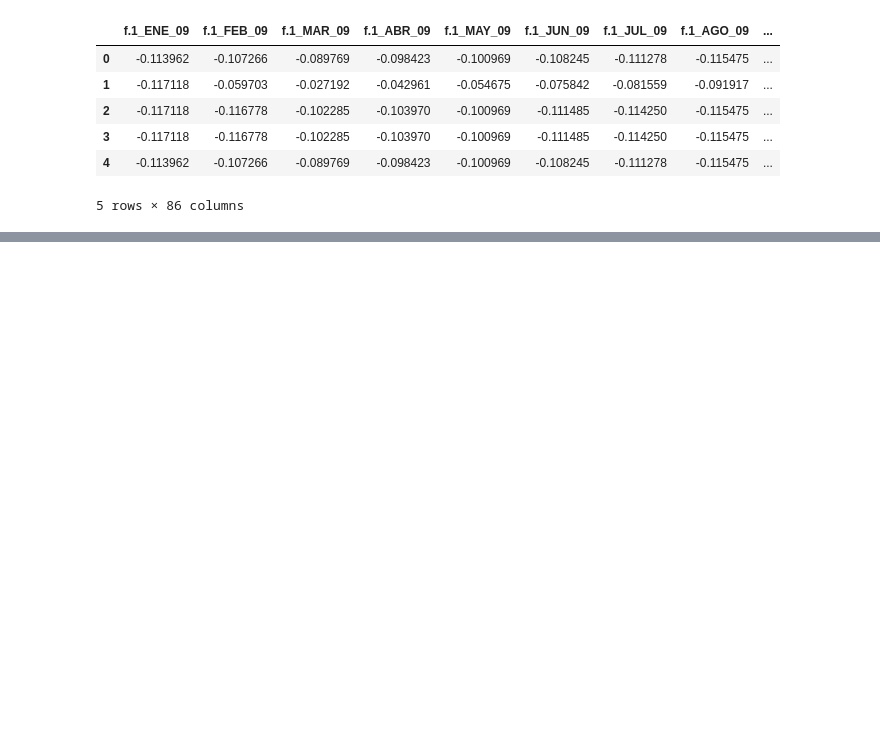
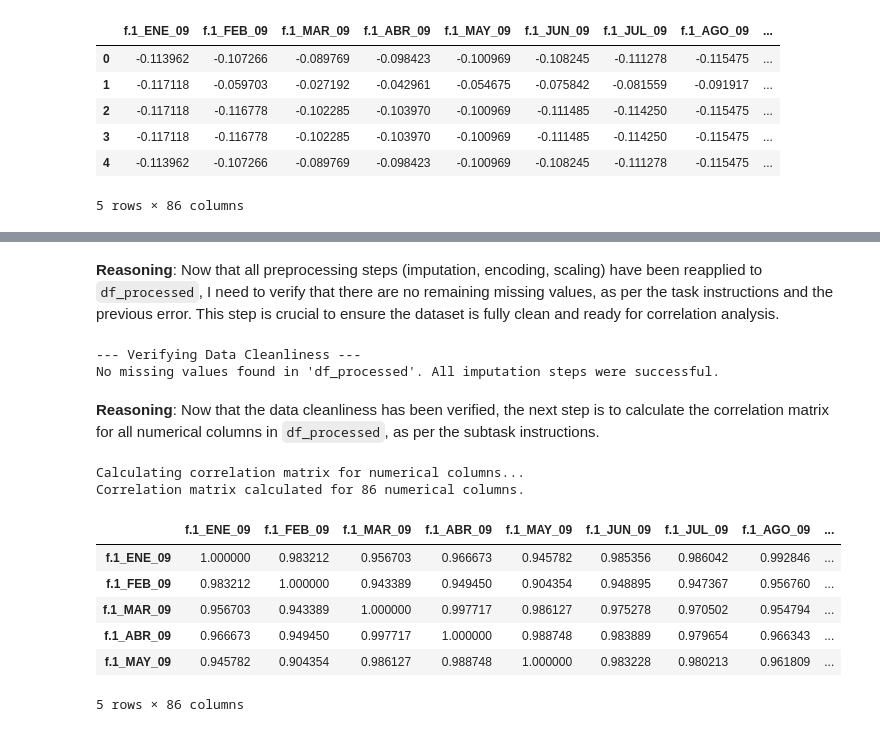
Before and after one commit to vathsankitha/water, a Jupyter notebook: Water.ipynb, the cells around one changed output, grey strips where cells are left out. Drawn from its saved outputs; the diff is of its cells as text; code cells hidden in the pictures; blank space fills up the shorter version.

```diff
--- a/Water.ipynb
+++ b/Water.ipynb
@@ -287,0 +390,14 @@ First 5 rows of scaled numerical columns:
+# %%
+print("Imputing missing values in categorical columns...")
+for col in categorical_cols:
+    if col == 'M' and df_processed[col].isnull().any():
+        mode_value = df_processed[col].mode()[0]  # mode() can return multiple values, pick the first
+        df_processed[col].fillna(mode_value, inplace=True)
+        print(f"Imputed missing values in categorical column '{col}' with mode: '{mode_value}'")
+    elif df_processed[col].isnull().any():
+        print(f"Categorical column '{col}' has missing values but is not 'M', skipping imputation for now.")
+    else:
+        print(f"Categorical column '{col}' has no missing values.")
+
+print("\nMissing values after categorical imputation for 'M':")
+display(df_processed[categorical_cols].isnull().sum())
@@ -287,0 +464,42 @@ First 5 rows of scaled numerical columns:
+# %% [markdown]
+**Reasoning**:
+Now that all preprocessing steps (imputation, encoding, scaling) have been reapplied to `df_processed`, I need to verify that there are no remaining missing values, as per the task instructions and the previous error. This step is crucial to ensure the dataset is fully clean and ready for correlation analysis.
+# %%
+print("--- Verifying Data Cleanliness ---")
+missing_values_per_column = df_processed.isnull().sum()
+total_missing_values = missing_values_per_column.sum()
+
+if total_missing_values == 0:
+    print("No missing values found in 'df_processed'. All imputation steps were successful.")
+else:
+    print(f"Found {total_missing_values} remaining missing values in 'df_processed'.")
+    print("Columns with remaining missing values:")
+    display(missing_values_per_column[missing_values_per_column > 0])
+# %% [output]
+--- Verifying Data Cleanliness ---
+No missing values found in 'df_processed'. All imputation steps were successful.
+# %% [markdown]
+**Reasoning**:
+Now that the data cleanliness has been verified, the next step is to calculate the correlation matrix for all numerical columns in `df_processed`, as per the subtask instructions.
+# %%
+print("Calculating correlation matrix for numerical columns...")
+
+# Ensure numerical_cols is up-to-date and reflects only the truly numerical columns
+# that were originally identified and scaled. The one-hot encoded columns are also numerical
+# but the task specifically mentions 'numerical columns in this DataFrame' which implies
+# the original numerical features for the correlation matrix for clarity.
+
+correlation_matrix = df_processed[numerical_cols].corr()
+
+print(f"Correlation matrix calculated for {len(numerical_cols)} numerical columns.")
+display(correlation_matrix.head())
+# %% [output]
+Calculating correlation matrix for numerical columns...
+Correlation matrix calculated for 86 numerical columns.
+|  | f.1_ENE_09 | f.1_FEB_09 | f.1_MAR_09 | f.1_ABR_09 | f.1_MAY_09 | f.1_JUN_09 | f.1_JUL_09 | f.1_AGO_09 | ... |
+| f.1_ENE_09 | 1.000000 | 0.983212 | 0.956703 | 0.966673 | 0.945782 | 0.985356 | 0.986042 | 0.992846 | ... |
+| f.1_FEB_09 | 0.983212 | 1.000000 | 0.943389 | 0.949450 | 0.904354 | 0.948895 | 0.947367 | 0.956760 | ... |
+| f.1_MAR_09 | 0.956703 | 0.943389 | 1.000000 | 0.997717 | 0.986127 | 0.975278 | 0.970502 | 0.954794 | ... |
+| f.1_ABR_09 | 0.966673 | 0.949450 | 0.997717 | 1.000000 | 0.988748 | 0.983889 | 0.979654 | 0.966343 | ... |
+| f.1_MAY_09 | 0.945782 | 0.904354 | 0.986127 | 0.988748 | 1.000000 | 0.983228 | 0.980213 | 0.961809 | ... |
+5 rows × 86 columns
```
Also changed, not shown: parts of 30 cells of this notebook.
